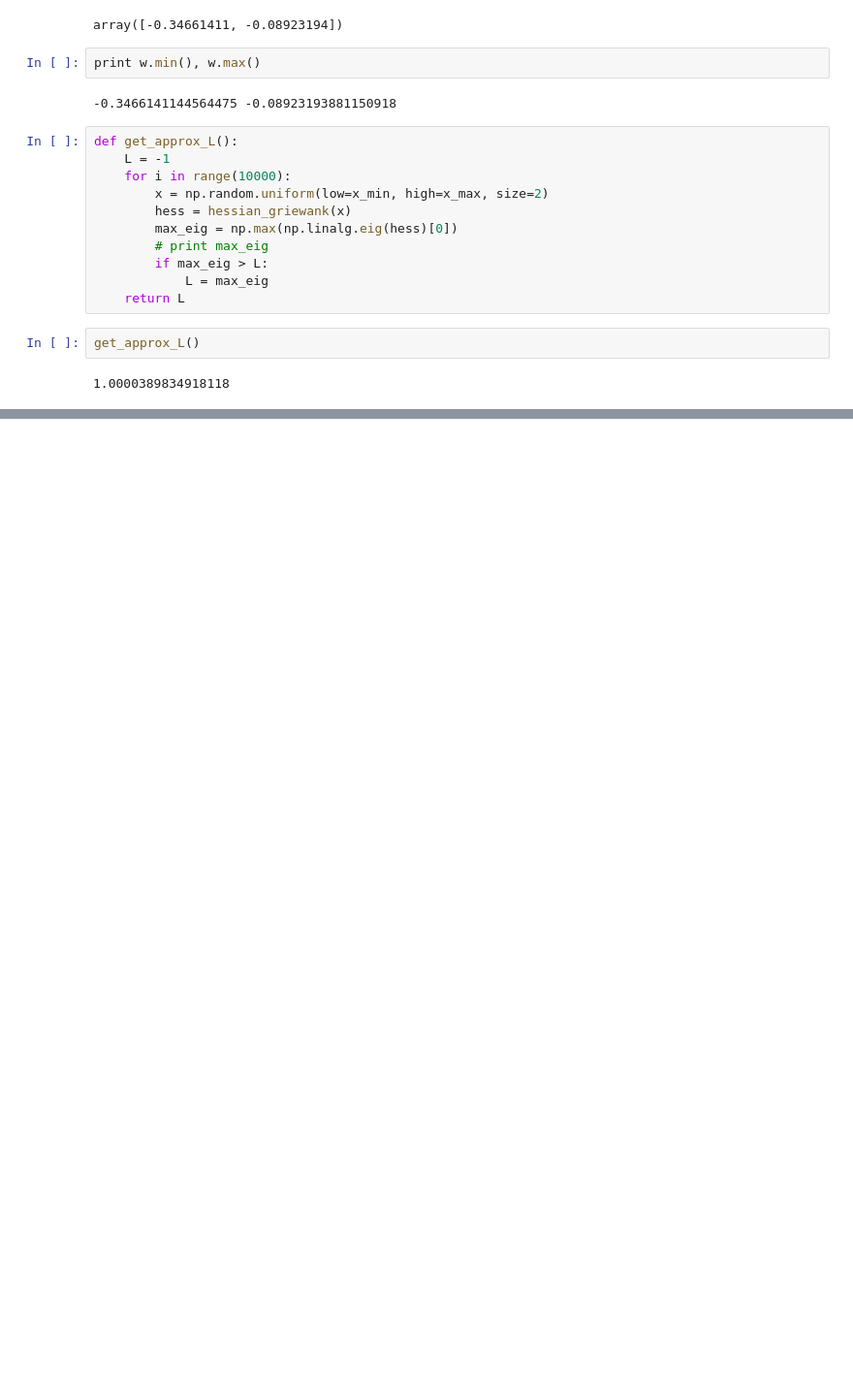
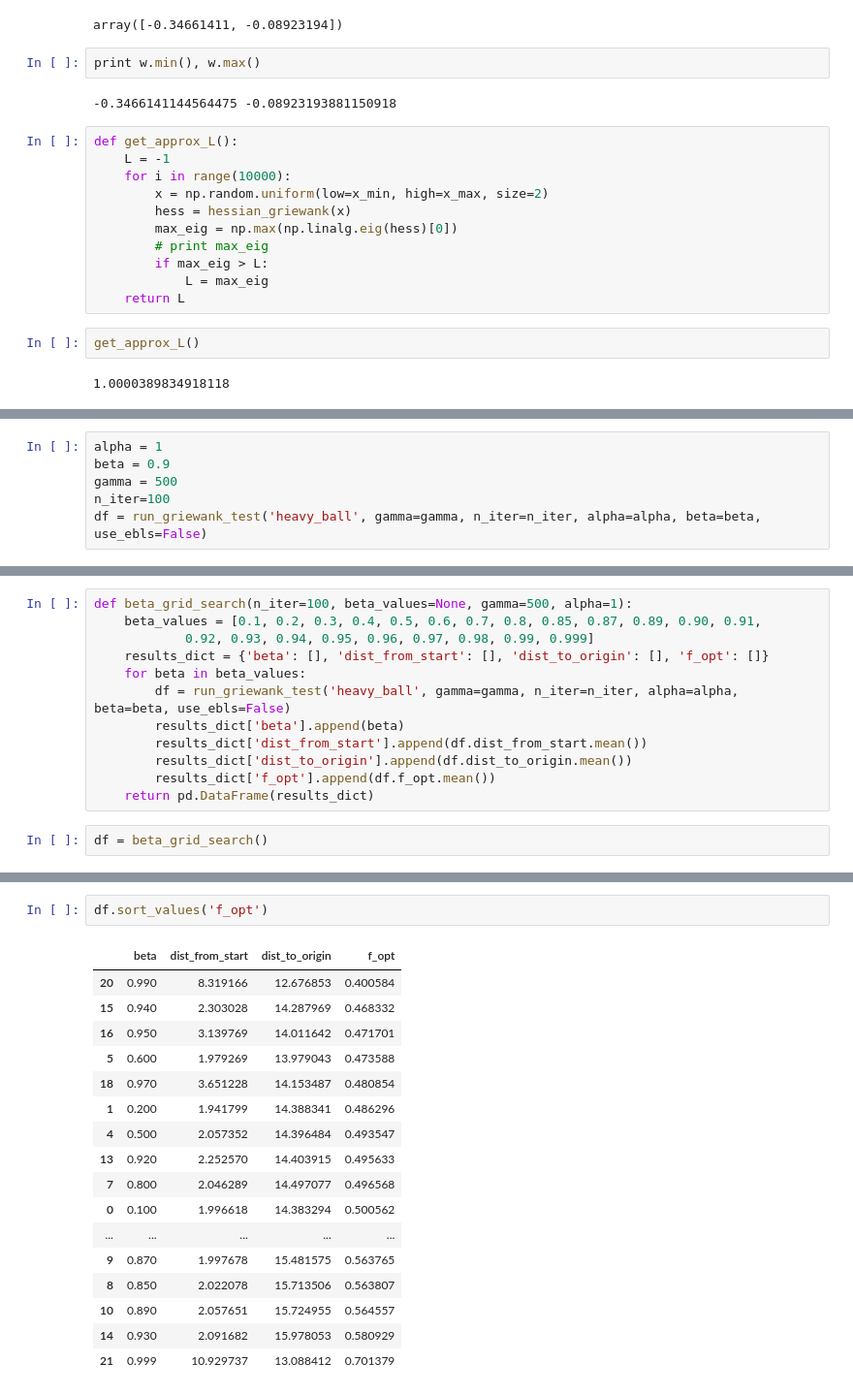
Before and after one commit to ksreenivasan/momentum_nonconvex_opt, a Jupyter notebook: griewank_tests.ipynb, the cells around one changed output, grey strips where cells are left out. Shown at 97% size. Drawn from its saved outputs; the diff is of its cells as text; blank space fills up the shorter version.

```diff
--- a/griewank_tests.ipynb
+++ b/griewank_tests.ipynb
@@ -297,0 +339,6 @@ get_approx_L()
+# %%
+alpha = 1
+beta = 0.9
+gamma = 500
+n_iter=100
+df = run_griewank_test('heavy_ball', gamma=gamma, n_iter=n_iter, alpha=alpha, beta=beta, use_ebls=False)
@@ -297,0 +357,14 @@ get_approx_L()
+# %%
+def beta_grid_search(n_iter=100, beta_values=None, gamma=500, alpha=1):
+    beta_values = [0.1, 0.2, 0.3, 0.4, 0.5, 0.6, 0.7, 0.8, 0.85, 0.87, 0.89, 0.90, 0.91,
+            0.92, 0.93, 0.94, 0.95, 0.96, 0.97, 0.98, 0.99, 0.999]
+    results_dict = {'beta': [], 'dist_from_start': [], 'dist_to_origin': [], 'f_opt': []}
+    for beta in beta_values:
+        df = run_griewank_test('heavy_ball', gamma=gamma, n_iter=n_iter, alpha=alpha, beta=beta, use_ebls=False)
+        results_dict['beta'].append(beta)
+        results_dict['dist_from_start'].append(df.dist_from_start.mean())
+        results_dict['dist_to_origin'].append(df.dist_to_origin.mean())
+        results_dict['f_opt'].append(df.f_opt.mean())
+    return pd.DataFrame(results_dict)
+# %%
+df = beta_grid_search()
@@ -297,0 +389,20 @@ get_approx_L()
+# %%
+df.sort_values('f_opt')
+# %% [output]
+|  | beta | dist_from_start | dist_to_origin | f_opt |
+| 20 | 0.990 | 8.319166 | 12.676853 | 0.400584 |
+| 15 | 0.940 | 2.303028 | 14.287969 | 0.468332 |
+| 16 | 0.950 | 3.139769 | 14.011642 | 0.471701 |
+| 5 | 0.600 | 1.979269 | 13.979043 | 0.473588 |
+| 18 | 0.970 | 3.651228 | 14.153487 | 0.480854 |
+| 1 | 0.200 | 1.941799 | 14.388341 | 0.486296 |
+| 4 | 0.500 | 2.057352 | 14.396484 | 0.493547 |
+| 13 | 0.920 | 2.252570 | 14.403915 | 0.495633 |
+| 7 | 0.800 | 2.046289 | 14.497077 | 0.496568 |
+| 0 | 0.100 | 1.996618 | 14.383294 | 0.500562 |
+| ... | ... | ... | ... | ... |
+| 9 | 0.870 | 1.997678 | 15.481575 | 0.563765 |
+| 8 | 0.850 | 2.022078 | 15.713506 | 0.563807 |
+| 10 | 0.890 | 2.057651 | 15.724955 | 0.564557 |
+| 14 | 0.930 | 2.091682 | 15.978053 | 0.580929 |
+| 21 | 0.999 | 10.929737 | 13.088412 | 0.701379 |
```
Also changed, not shown: parts of 11 cells of this notebook, 1 other file.
